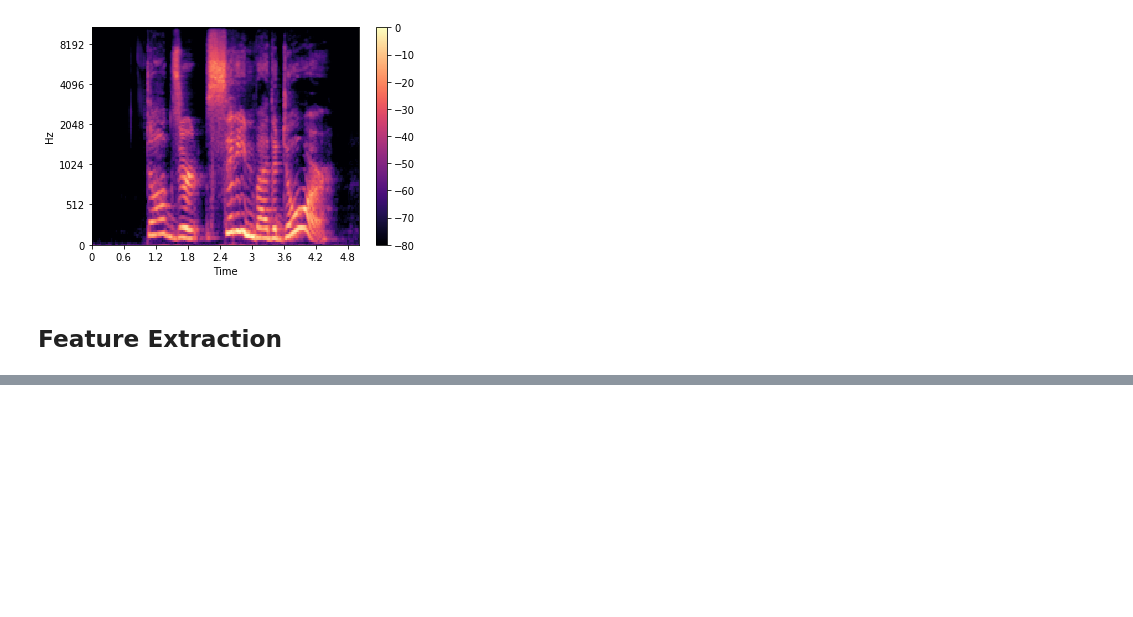
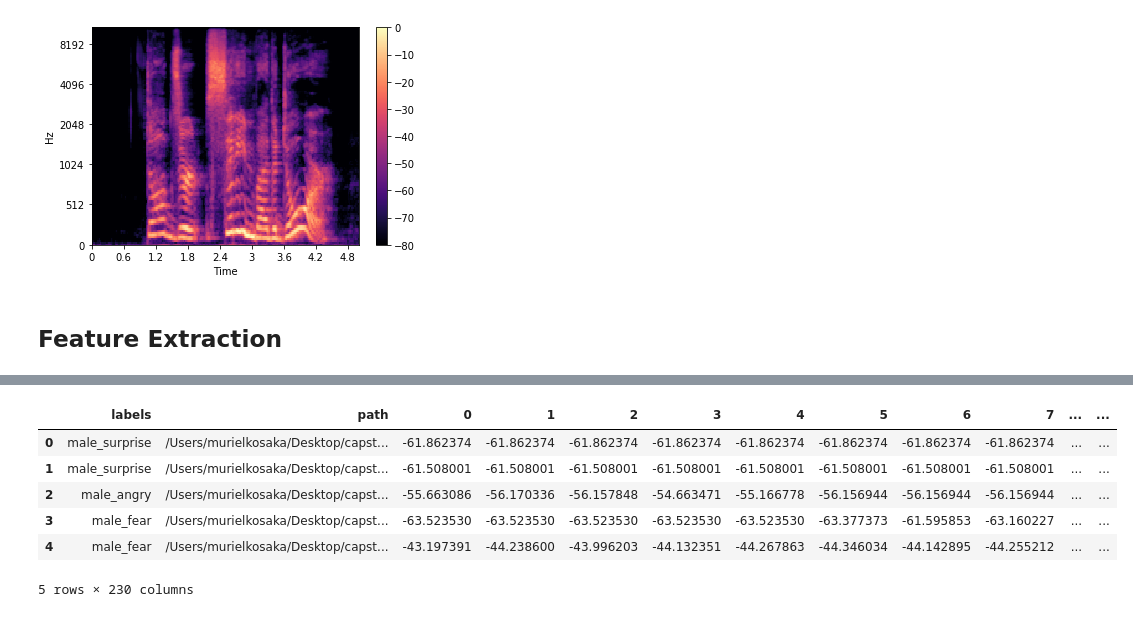
Before and after one commit to mkosaka1/Speech_Emotion_Recognition, a Jupyter notebook: eda_preprocessing.ipynb, the cells around one changed output, grey strips where cells are left out. Saved outputs shown, nothing was run; the diff lists cells and outputs as text; code cells hidden in the pictures; blank space fills up the shorter version.

Commit message:
add chroma extraction

```diff
--- a/eda_preprocessing.ipynb
+++ b/eda_preprocessing.ipynb
@@ -2,4 +2,4 @@
 # Single file
 # %%
 import librosa
-x, sr = librosa.load('/Users/murielkosaka/Desktop/capstone/capstone_project/audio/audio_speech_actors_01-24/Actor_01/03-01-01-01-01-01-01.wav')
+x, sr = librosa.load('/Users/murielkosaka/Desktop/capstone_project/audio/audio_speech_actors_01-24/Actor_01/03-01-01-01-01-01-01.wav')
@@ -107,7 +104,7 @@ Statement "dogs" (02)
 
 12th Actor (12) - Female (as the actor ID number is even)
 # %%
-audio = "/Users/murielkosaka/Desktop/capstone/capstone_project/audio/audio_speech_actors_01-24/"
+audio = "/Users/murielkosaka/Desktop/capstone_project/audio/audio_speech_actors_01-24/"
 
 actor_folders = os.listdir(audio) #list files in audio directory
 actor_folders.sort()
@@ -273,7 +270,7 @@ plt.colorbar();
 # %% [markdown]
 ## Feature Extraction
 # %%
-df = pd.DataFrame(columns=['feature'])
+df = pd.DataFrame(columns=['mfcc_feature'])
 
 # feature extraction over the entire dataset
 counter=0
@@ -285,5 +282,6 @@ for index,path in enumerate(audio_df.path):
     df.loc[counter] = [mfccs]
     counter=counter+1
 
+
 print(len(df))
 df.head()
@@ -289,0 +296,15 @@ df.head()
+# %%
+df_chroma = pd.DataFrame(columns=['chroma_feat'])
+
+# feature extraction over the entire dataset
+counter=0
+for index,path in enumerate(audio_df.path):
+    X, sample_rate = librosa.load(path, res_type='kaiser_fast',duration=2.5,sr=44100,offset=0.5)
+    sample_rate = np.array(sample_rate)
+
+    chroma=np.mean(librosa.feature.chroma_stft(X, sr=sample_rate).T,axis=0)
+    df_chroma.loc[counter] = [chroma]
+    counter=counter+1
+
+
+df_chroma['chroma_feat'].values.tolist()
@@ -290,3 +329,15 @@ df.head()
+# %%
+# Extract the mean bands to its own feature columns
+df_combined = pd.concat([audio_df,pd.DataFrame(df['mfcc_feature'].values.tolist()),pd.DataFrame(df_chroma['chroma_feat'].values.tolist())],axis=1)
+df_combined[:5]
+# %% [output]
+|  | labels | path | 0 | 1 | 2 | 3 | 4 | 5 | 6 | 7 | ... | ... |
+| 0 | male_surprise | /Users/murielkosaka/Desktop/capst... | -61.862374 | -61.862374 | -61.862374 | -61.862374 | -61.862374 | -61.862374 | -61.862374 | -61.862374 | ... | ... |
+| 1 | male_surprise | /Users/murielkosaka/Desktop/capst... | -61.508001 | -61.508001 | -61.508001 | -61.508001 | -61.508001 | -61.508001 | -61.508001 | -61.508001 | ... | ... |
+| 2 | male_angry | /Users/murielkosaka/Desktop/capst... | -55.663086 | -56.170336 | -56.157848 | -54.663471 | -55.166778 | -56.156944 | -56.156944 | -56.156944 | ... | ... |
+| 3 | male_fear | /Users/murielkosaka/Desktop/capst... | -63.523530 | -63.523530 | -63.523530 | -63.523530 | -63.523530 | -63.377373 | -61.595853 | -63.160227 | ... | ... |
+| 4 | male_fear | /Users/murielkosaka/Desktop/capst... | -43.197391 | -44.238600 | -43.996203 | -44.132351 | -44.267863 | -44.346034 | -44.142895 | -44.255212 | ... | ... |
+5 rows × 230 columns
 # %%
 # def extract_feature(file_name, mfcc, chroma, mel):
 #     with soundfile.SoundFile(file_name) as sound_file:
```
Also changed, not shown: parts of 6 cells of this notebook, 2 other files.
